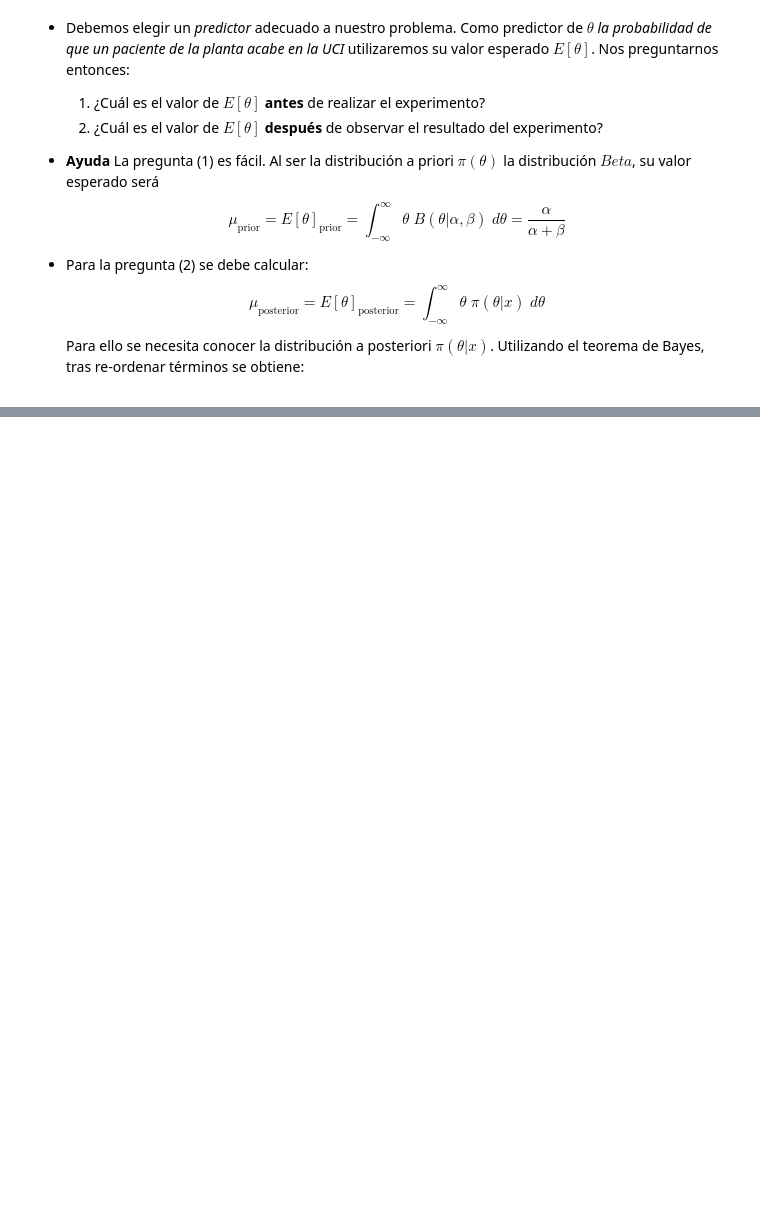
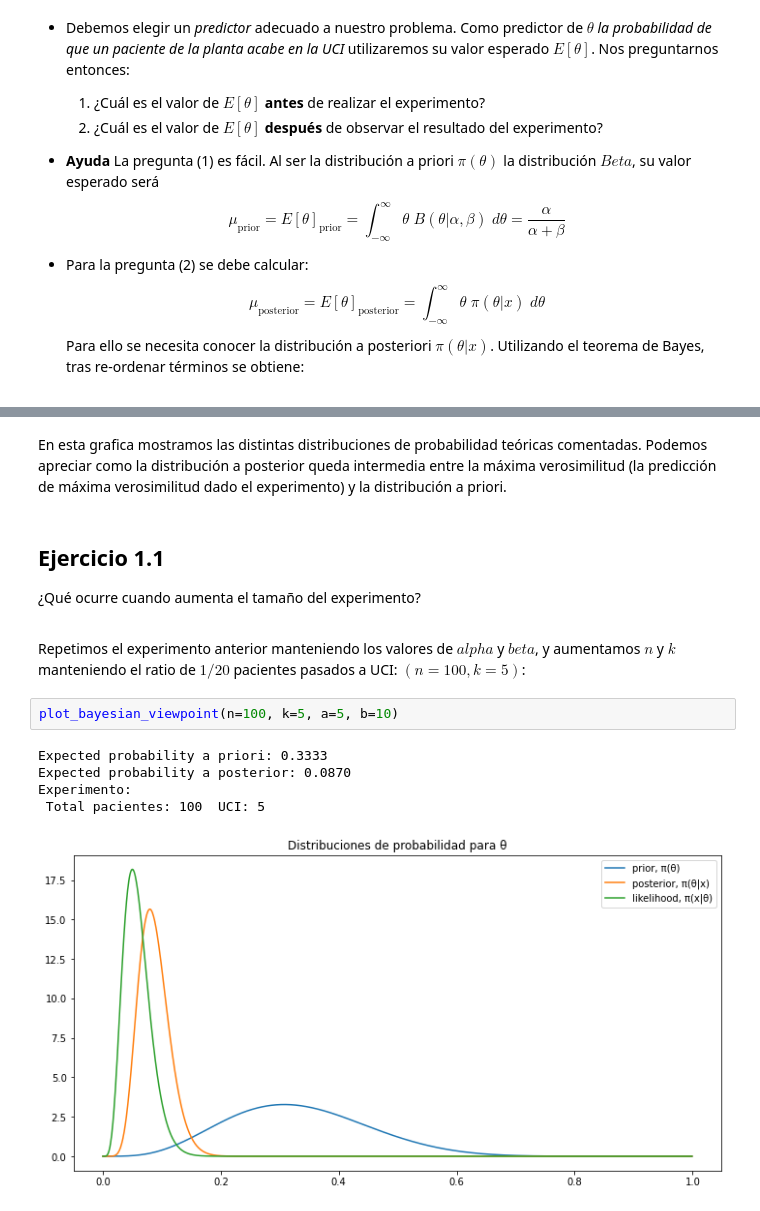
Before and after one commit to Ocete/mcd-cn, a Jupyter notebook: p2/Práctica 2 - Computación numérica.ipynb, the cells around one changed output, grey strips where cells are left out. Drawn from its saved outputs; the diff is of its cells as text; blank space fills up the shorter version.

```diff
--- a/p2/Práctica 2 - Computación numérica.ipynb
+++ b/p2/Práctica 2 - Computación numérica.ipynb
@@ -249,0 +273,18 @@ plot_bayesian_viewpoint()
+# %% [markdown]
+En esta grafica mostramos las distintas distribuciones de probabilidad teóricas comentadas. Podemos apreciar como la distribución a posterior queda intermedia entre la máxima verosimilitud (la predicción de máxima verosimilitud dado el experimento) y la distribución a priori.
+# %% [markdown]
+<div class="exercise">
+    <h2>Ejercicio 1.1</h2>
+
+¿Qué ocurre cuando aumenta el tamaño del experimento?
+</div>
+# %% [markdown]
+Repetimos el experimento anterior manteniendo los valores de $alpha$ y $beta$, y aumentamos $n$ y $k$ manteniendo el ratio de $1/20$ pacientes pasados a UCI: $(n=100, k=5)$:
+# %%
+plot_bayesian_viewpoint(n=100, k=5, a=5, b=10)
+# %% [output]
+Expected probability a priori: 0.3333
+Expected probability a posterior: 0.0870
+Experimento:
+ Total pacientes: 100  UCI: 5
+[figure, added]
```
Also changed, not shown: parts of 4 cells of this notebook.
